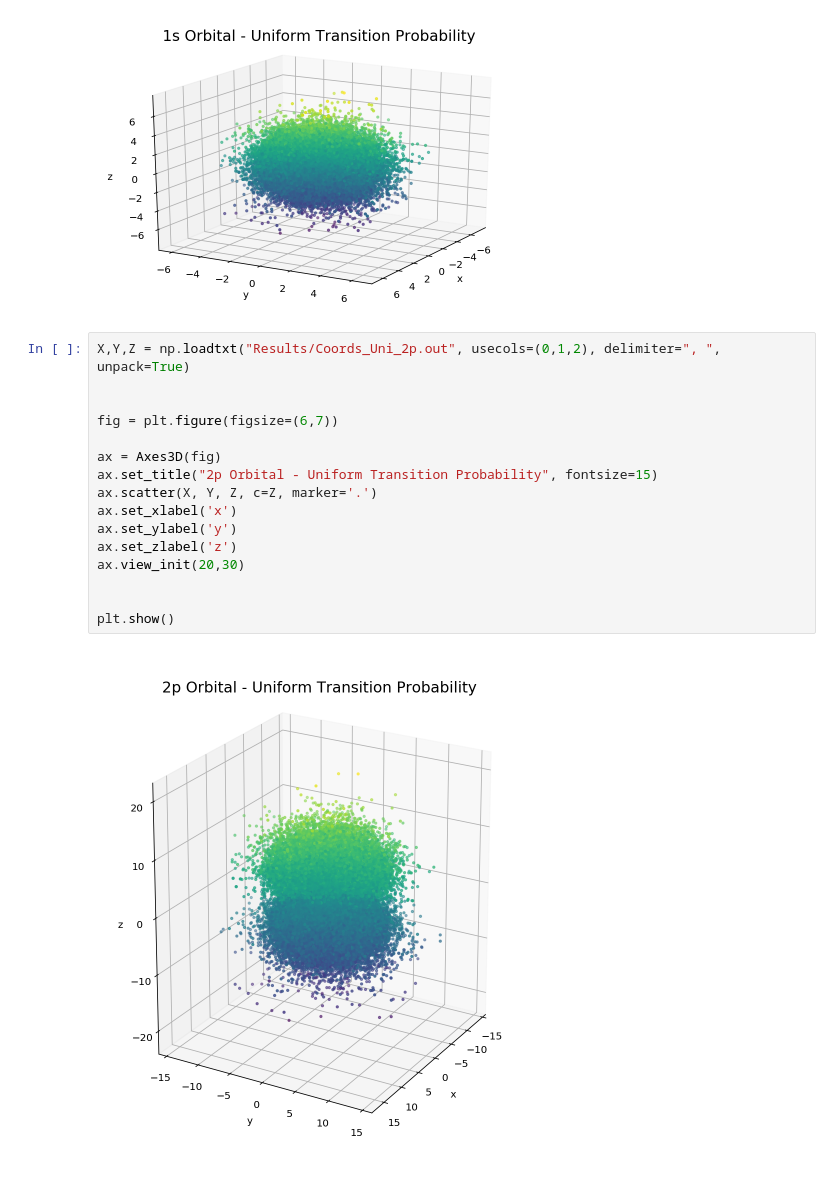
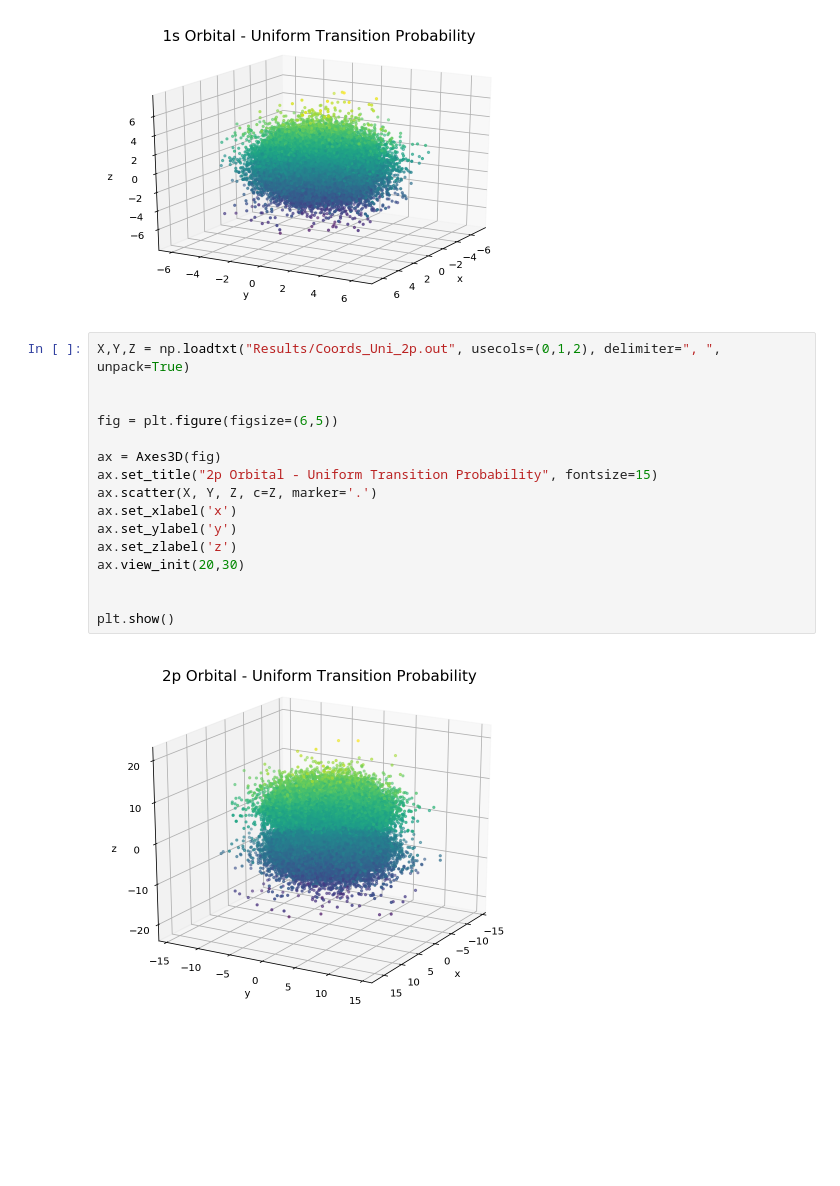
Before and after one commit to andreasala98/LSN_AndreaSala, a Jupyter notebook: Ex05_AS/LSN_05_AS.ipynb, the cells around one changed output. Drawn from its saved outputs; the diff is of its cells as text; blank space fills up the shorter version.

```diff
--- a/Ex05_AS/LSN_05_AS.ipynb
+++ b/Ex05_AS/LSN_05_AS.ipynb
@@ -117,18 +117,18 @@ plt.show()
 # %%
 X,Y,Z = np.loadtxt("Results/Coords_Uni_2p.out", usecols=(0,1,2), delimiter=", ", unpack=True)
 
 
-fig = plt.figure(figsize=(6,7))
+fig = plt.figure(figsize=(6,5))
 
 ax = Axes3D(fig)
 ax.set_title("2p Orbital - Uniform Transition Probability", fontsize=15)
 ax.scatter(X, Y, Z, c=Z, marker='.')
 ax.set_xlabel('x')
 ax.set_ylabel('y')
 ax.set_zlabel('z')
 ax.view_init(20,30)
 
 
 plt.show()
 # %% [output]
-[figure, old version]
+[figure, new version]
```
Also changed, not shown: parts of 1 cell of this notebook.
